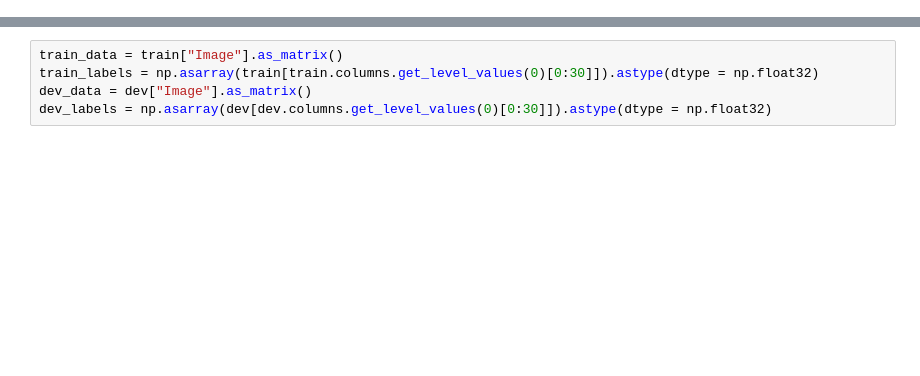
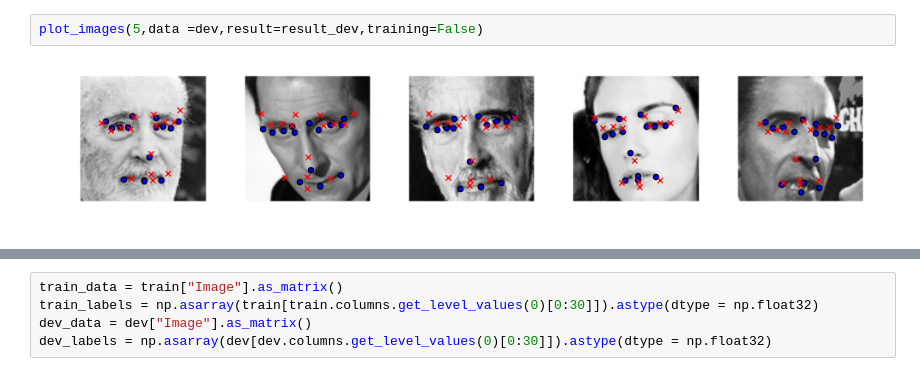
Before and after one commit to vyas85/facial-keypoints-detection, a Jupyter notebook: Facial Keypoints Detection.ipynb, the cells around one changed output, grey strips where cells are left out. Drawn from its saved outputs; the diff is of its cells as text; blank space fills up the shorter version.

```diff
--- a/Facial Keypoints Detection.ipynb
+++ b/Facial Keypoints Detection.ipynb
@@ -56,0 +618,4 @@ plot_images(5)
+# %%
+plot_images(5,data =dev,result=result_dev,training=False)
+# %% [output]
+[figure, added]
```
Also changed, not shown: parts of 39 cells of this notebook, 1 other file.
